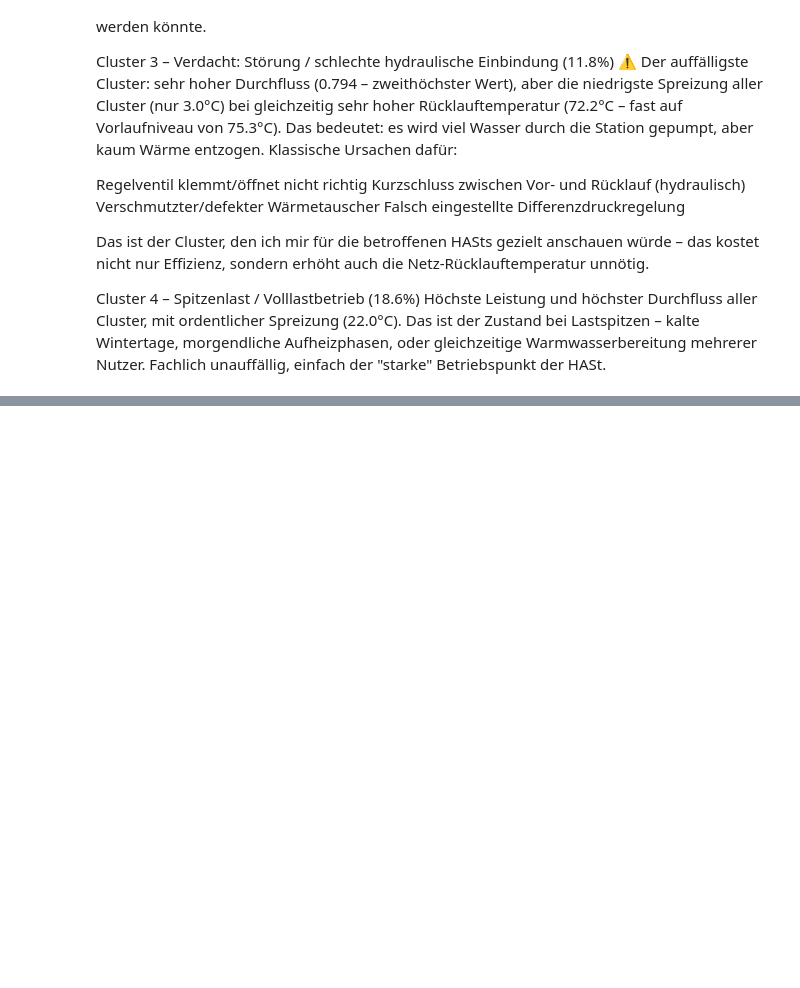
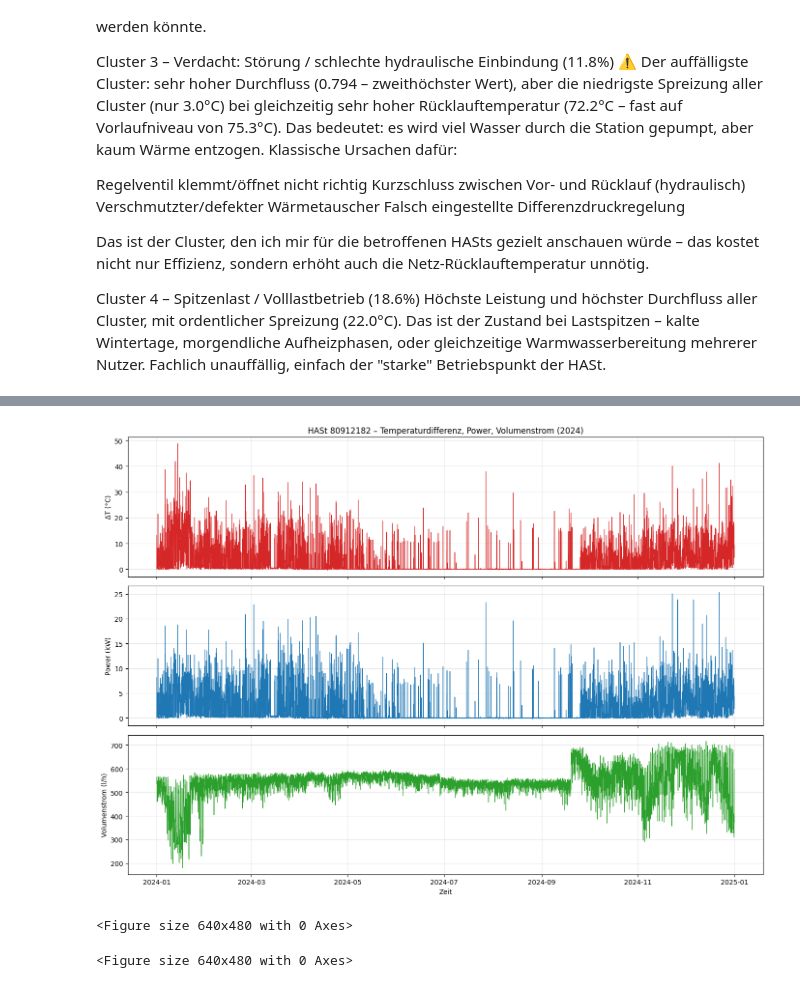
Before and after one commit to ivelinayna/projektseminar, a Jupyter notebook: notebooks/04_kmeans_operatingConditions.ipynb, the cells around one changed output, grey strips where cells are left out. Cells and saved outputs as stored; diff of their text form; code cells hidden in the pictures; blank space fills up the shorter version.

```diff
--- a/notebooks/04_kmeans_operatingConditions.ipynb
+++ b/notebooks/04_kmeans_operatingConditions.ipynb
@@ -368,0 +483,50 @@ Höchste Leistung und höchster Durchfluss aller Cluster, mit ordentlicher Sprei
+# %%
+
+# ==== Hier die gewünschte HASt-ID eintragen ====
+hast_id = "80912182"
+# =================================================
+
+# Daten filtern: gewählte HASt + Jahr 2024
+sub = df_clean[
+    (df_clean["HASt_ID"] == hast_id) &
+    (df_clean["Timestamp"].dt.year == 2024)
+].sort_values("Timestamp")
+
+if sub.empty:
+    print(f"Keine Daten für HASt {hast_id} im Jahr 2024 gefunden.")
+else:
+    fig, axes = plt.subplots(3, 1, figsize=(14, 10), sharex=True)
+
+    axes[0].plot(sub["Timestamp"], sub["Temperature difference (°C)"], color="tab:red", linewidth=0.8)
+    axes[0].set_ylabel("ΔT (°C)")
+    axes[0].set_title(f"HASt {hast_id} – Temperaturdifferenz, Power, Volumenstrom (2024)")
+    axes[0].grid(alpha=0.3)
+
+    axes[1].plot(sub["Timestamp"], sub["Power (kW)"], color="tab:blue", linewidth=0.8)
+    axes[1].set_ylabel("Power (kW)")
+    axes[1].grid(alpha=0.3)
+
+    axes[2].plot(sub["Timestamp"], sub["Volume flow (l/h)"], color="tab:green", linewidth=0.8)
+    axes[2].set_ylabel("Volumenstrom (l/h)")
+    axes[2].set_xlabel("Zeit")
+    axes[2].grid(alpha=0.3)
+
+    plt.tight_layout()
+    plt.show()
+# %% [output]
+[figure, added]
+<Figure size 640x480 with 0 Axes>
+# %%
+# Cluster-Hintergrund als farbige Bereiche in den Plot einblenden
+colors = plt.get_cmap("tab10", k)
+
+for ax in axes:
+    for cl in sorted(sub["cluster"].dropna().unique()):
+        mask = sub["cluster"] == cl
+        ax.fill_between(sub["Timestamp"], ax.get_ylim()[0], ax.get_ylim()[1],
+                         where=mask, color=colors(int(cl)), alpha=0.08, step="mid")
+
+plt.tight_layout()
+plt.show()
+# %% [output]
+<Figure size 640x480 with 0 Axes>
```
Also changed, not shown: parts of 12 cells of this notebook.
